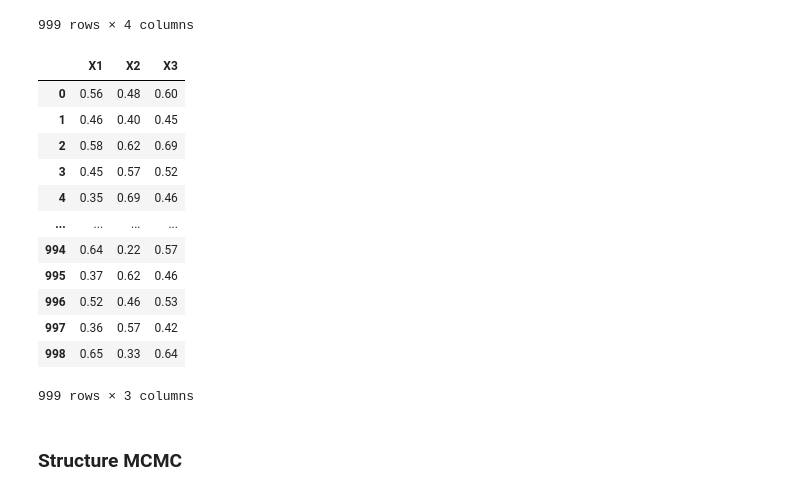
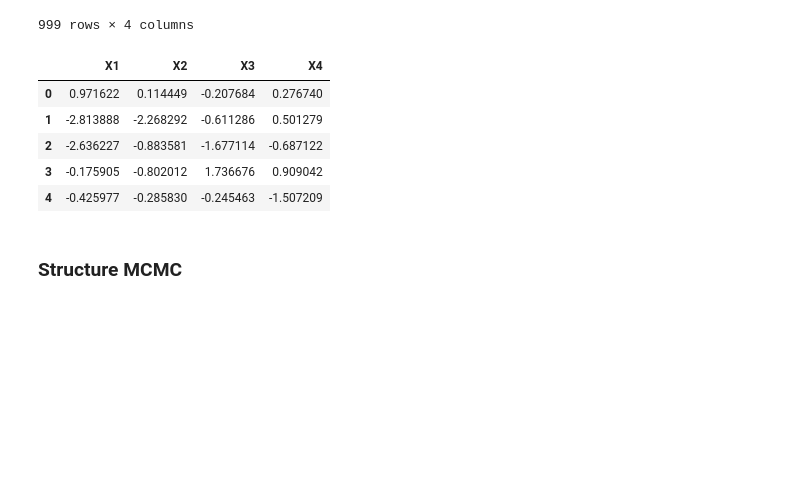
Before and after one commit to catarina-moreira/Structure_Learning_Study, a Jupyter notebook: causal_discovery/structure_MCMC.ipynb, the cells around one changed output. Saved outputs shown, nothing was run; the diff lists cells and outputs as text; code cells hidden in the pictures; blank space fills up the shorter version.

```diff
--- a/causal_discovery/structure_MCMC.ipynb
+++ b/causal_discovery/structure_MCMC.ipynb
@@ -375,18 +488,3 @@ data
 # %%
 # drop columns X3 and X4 from data
 data = data.drop(['X4'], axis=1)
-data
-# %% [output]
-|  | X1 | X2 | X3 |
-| 0 | 0.56 | 0.48 | 0.60 |
-| 1 | 0.46 | 0.40 | 0.45 |
-| 2 | 0.58 | 0.62 | 0.69 |
-| 3 | 0.45 | 0.57 | 0.52 |
-| 4 | 0.35 | 0.69 | 0.46 |
-| ... | ... | ... | ... |
-| 994 | 0.64 | 0.22 | 0.57 |
-| 995 | 0.37 | 0.62 | 0.46 |
-| 996 | 0.52 | 0.46 | 0.53 |
-| 997 | 0.36 | 0.57 | 0.42 |
-| 998 | 0.65 | 0.33 | 0.64 |
-999 rows × 3 columns
@@ -393,2 +493,29 @@ data
+# %%
+def generate_data(n_samples: int = 1000):
+    # Generate independent variables
+    X4 = np.random.randn(n_samples)
+    X2 = np.random.randn(n_samples)
+    X3 = np.random.randn(n_samples)
+
+    # Generate X1 as a linear combination of X2 and X3 plus some Gaussian noise
+    beta2, beta3 = 0.8, 0.8  # Arbitrarily chosen coefficients
+    noise = np.random.randn(n_samples) * 1 # Gaussian noise with standard deviation 0.5
+    X1 = beta2 * X2 + beta3 * X3 + noise
+
+    # Combine into a dataframe
+    df = pd.DataFrame({'X1': X1, 'X2': X2, 'X3': X3, 'X4': X4})
+
+    return df
+
+# Generate a sample dataset
+data = generate_data(n_samples = 100000)
+data.head()
+# %% [output]
+|  | X1 | X2 | X3 | X4 |
+| 0 | 0.971622 | 0.114449 | -0.207684 | 0.276740 |
+| 1 | -2.813888 | -2.268292 | -0.611286 | 0.501279 |
+| 2 | -2.636227 | -0.883581 | -1.677114 | -0.687122 |
+| 3 | -0.175905 | -0.802012 | 1.736676 | 0.909042 |
+| 4 | -0.425977 | -0.285830 | -0.245463 | -1.507209 |
 # %% [markdown]
 ### Structure MCMC
```
Also changed, not shown: parts of 29 cells of this notebook, 1 other file.
